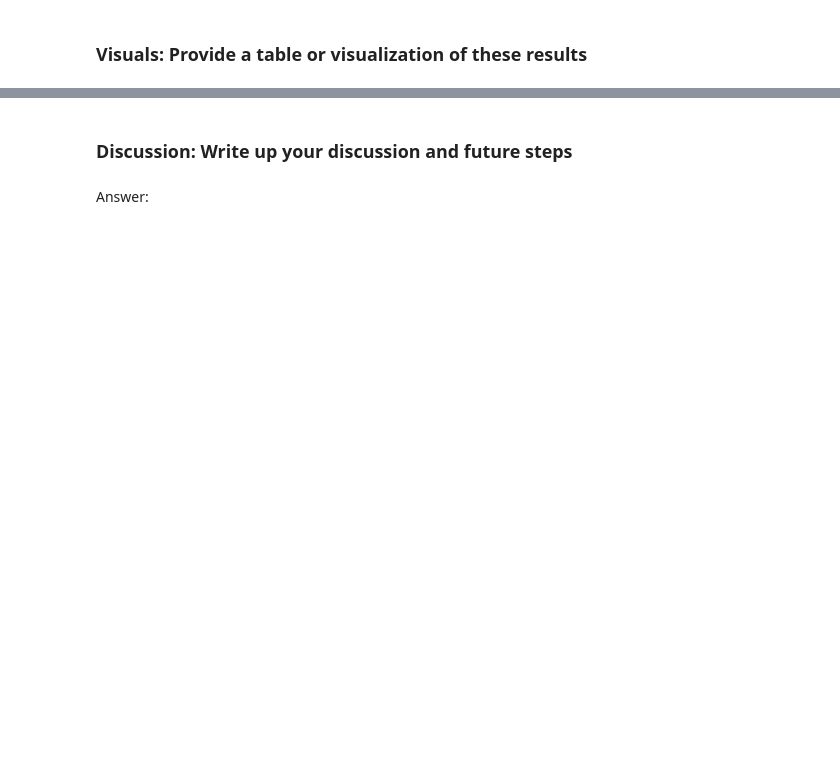
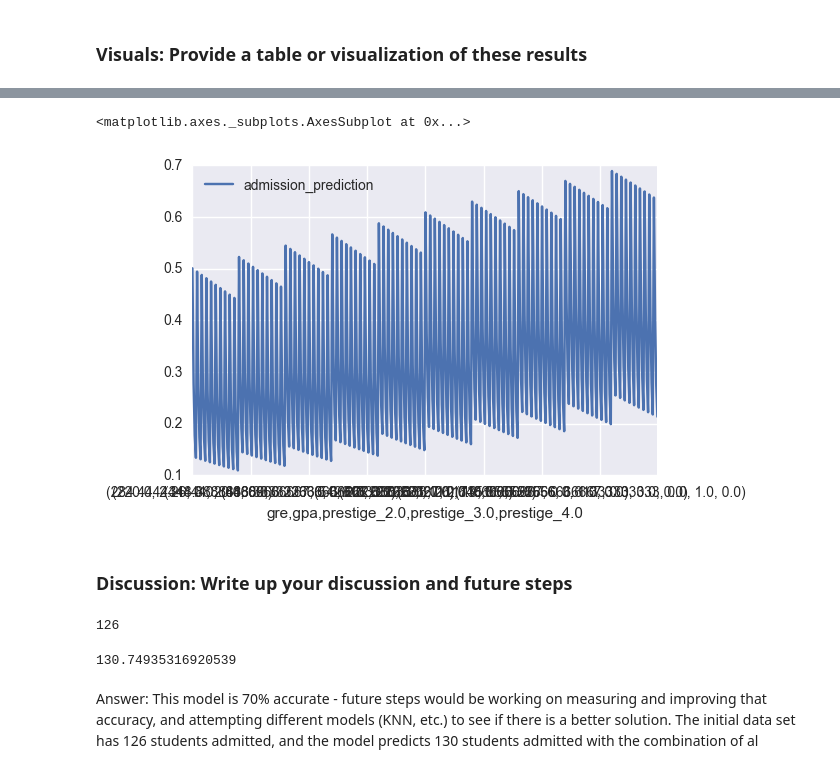
Before and after one commit to altheasmith/ds-homework, a Jupyter notebook: project-4/starter-code/project4-as.ipynb, the cells around one changed output, grey strips where cells are left out. Cells and saved outputs as stored; diff of their text form; code cells hidden in the pictures; blank space fills up the shorter version.

```diff
--- a/project-4/starter-code/project4-as.ipynb
+++ b/project-4/starter-code/project4-as.ipynb
@@ -69,0 +89,5 @@ Answer:
+# %%
+data['intercept'] = 1.0
+# %%
+logit = sm.Logit(data['admit'], data[train_cols])
+result = logit.fit()
@@ -75,0 +147,20 @@ Answer:
+# %%
+# instead of generating all possible values of GRE and GPA, we're going
+# to use an evenly spaced range of 10 values from the min to the max
+gres = np.linspace(data['gre'].min(), data['gre'].max(), 10)
+print gres
+# array([ 220.        ,  284.44444444,  348.88888889,  413.33333333,
+#         477.77777778,  542.22222222,  606.66666667,  671.11111111,
+#         735.55555556,  800.        ])
+gpas = np.linspace(data['gpa'].min(), data['gpa'].max(), 10)
+print gpas
+# array([ 2.26      ,  2.45333333,  2.64666667,  2.84      ,  3.03333333,
+#         3.22666667,  3.42      ,  3.61333333,  3.80666667,  4.        ])
+
+
+# enumerate all possibilities
+combos = pd.DataFrame(cartesian([gres, gpas, [1, 2, 3, 4], [1.]]))
+combos.rename(columns={0:'gre', 1:'gpa', 2:'prestige', 3:'intercept'}, inplace=True)
+combos = combos.join(pd.get_dummies(combos['prestige'], prefix='prestige'))
+keep_cols = ['gre', 'gpa', 'intercept', 'prestige_2.0', 'prestige_3.0', 'prestige_4.0']
+combos = combos[keep_cols]
@@ -76,4 +198,22 @@ Answer:
+# %%
+combos['admission_prediction'] = result.predict(combos[train_cols])
+# %%
+%matplotlib inline
+import matplotlib.pyplot as plt
+combos.plot(train_cols, 'admission_prediction')
+# %% [output]
+<matplotlib.axes._subplots.AxesSubplot at 0x...>
+[figure, added]
 # %% [markdown]
 ### Discussion: Write up your discussion and future steps
-# %% [markdown]
-Answer:
+# %%
+data['admit'].sum()
+# %% [output]
+126
+# %%
+combos['admission_prediction'].sum()
+# %% [output]
+130.74935316920539
+# %% [markdown]
+Answer:
+This model is 70% accurate - future steps would be working on measuring and improving that accuracy, and attempting different models (KNN, etc.) to see if there is a better solution. The initial data set has 126 students admitted, and the model predicts 130 students admitted with the combination of al
```
Also changed, not shown: parts of 13 cells of this notebook, 1 other file.
